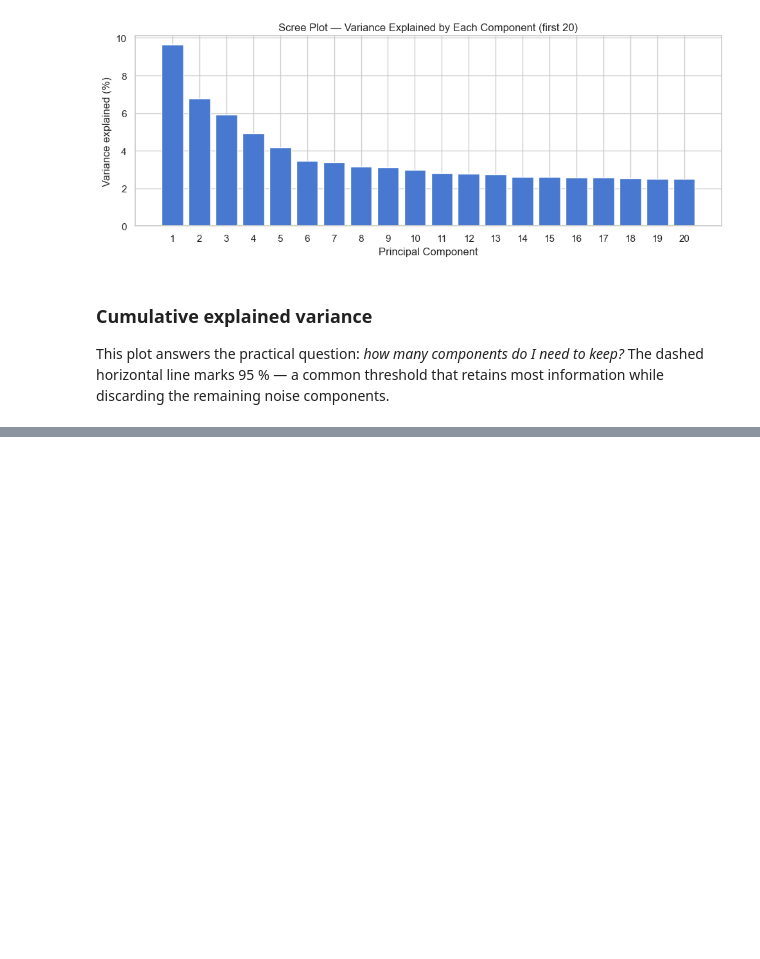
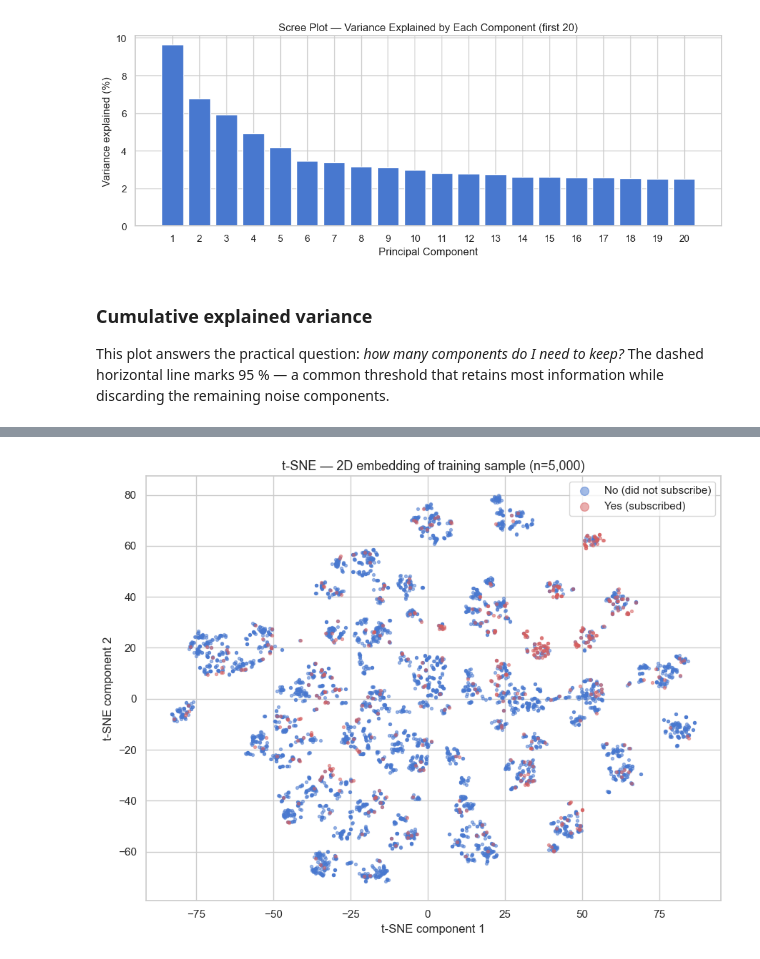
Before and after one commit to Aaron-Darcy/bank-marketing-ml-analysis, a Jupyter notebook: notebooks/02_modelling.ipynb, the cells around one changed output, grey strips where cells are left out. Saved outputs shown, nothing was run; the diff lists cells and outputs as text; code cells hidden in the pictures; blank space fills up the shorter version.

```diff
--- a/notebooks/02_modelling.ipynb
+++ b/notebooks/02_modelling.ipynb
@@ -164,0 +398,15 @@ We choose 31 components to retain at least 95% of variance.
+# %%
+from sklearn.manifold import TSNE
+
+print('Fitting t-SNE — this takes ~30-90 seconds...')
+
+tsne = TSNE(
+    n_components=2,
+    perplexity=30,
+    max_iter=1000,
+    random_state=42
+)
+
+X_tsne = tsne.fit_transform(X_sample)
+
+print(f't-SNE output shape: {X_tsne.shape}')
@@ -164,0 +422,26 @@ We choose 31 components to retain at least 95% of variance.
+# %%
+palette = {0: '#4878CF', 1: '#D65F5F'}
+labels  = {0: 'No (did not subscribe)', 1: 'Yes (subscribed)'}
+
+fig, ax = plt.subplots(figsize=(9, 7))
+for cls in [0, 1]:
+    mask = y_sample == cls
+    ax.scatter(
+        X_tsne[mask, 0],
+        X_tsne[mask, 1],
+        c=palette[cls],
+        label=labels[cls],
+        alpha=0.5,
+        s=8,
+        rasterized=True,
+    )
+ax.set_title('t-SNE — 2D embedding of training sample (n=5,000)', fontsize=13)
+ax.set_xlabel('t-SNE component 1')
+ax.set_ylabel('t-SNE component 2')
+ax.legend(markerscale=3, fontsize=11)
+
+plt.tight_layout()
+plt.savefig('../figures/09_tsne.png', dpi=150, bbox_inches='tight')
+plt.show()
+# %% [output]
+[figure, added]
```
Also changed, not shown: parts of 29 cells of this notebook.
